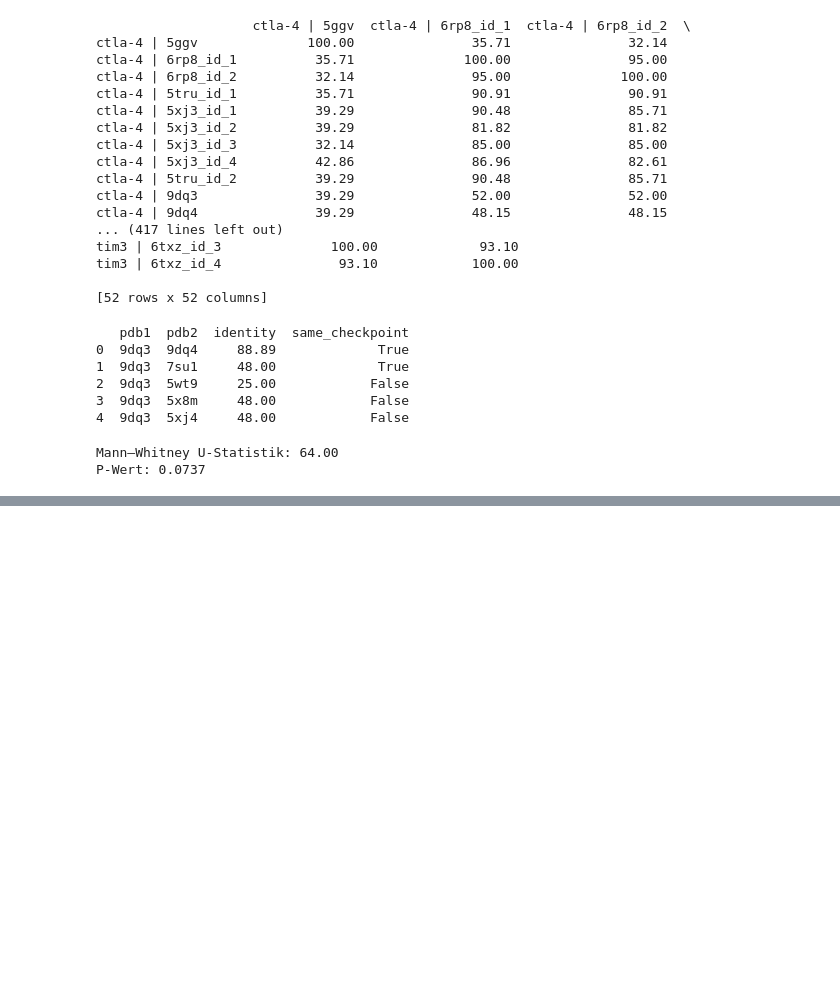
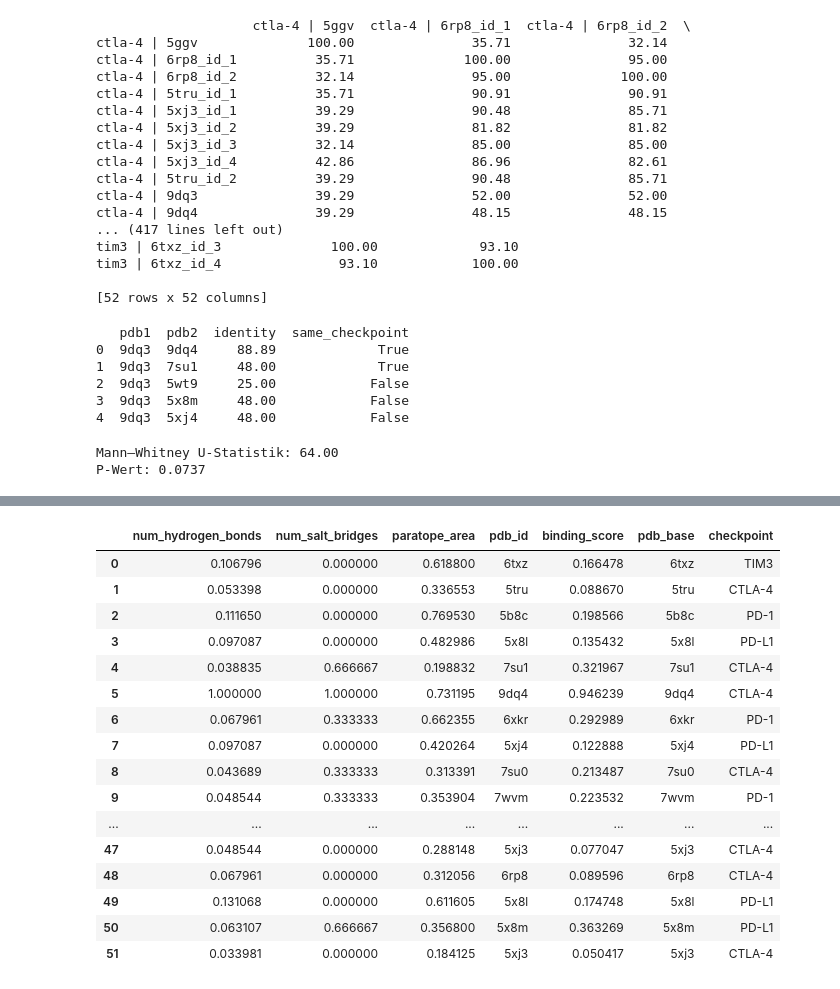
Before and after one commit to datascience-2025-group4/group04-team01, a Jupyter notebook: Structural Analysis_Paratope_Interface.ipynb, the cells around one changed output, grey strips where cells are left out. Cells and saved outputs as stored; diff of their text form; code cells hidden in the pictures; blank space fills up the shorter version.

```diff
--- a/Structural Analysis_Paratope_Interface.ipynb
+++ b/Structural Analysis_Paratope_Interface.ipynb
@@ -1226,0 +1227,20 @@ Passing `palette` without assigning `hue` is deprecated and will be removed in v
+# %%
+all_df
+# %% [output]
+|  | num_hydrogen_bonds | num_salt_bridges | paratope_area | pdb_id | binding_score | pdb_base | checkpoint |
+| 0 | 0.106796 | 0.000000 | 0.618800 | 6txz | 0.166478 | 6txz | TIM3 |
+| 1 | 0.053398 | 0.000000 | 0.336553 | 5tru | 0.088670 | 5tru | CTLA-4 |
+| 2 | 0.111650 | 0.000000 | 0.769530 | 5b8c | 0.198566 | 5b8c | PD-1 |
+| 3 | 0.097087 | 0.000000 | 0.482986 | 5x8l | 0.135432 | 5x8l | PD-L1 |
+| 4 | 0.038835 | 0.666667 | 0.198832 | 7su1 | 0.321967 | 7su1 | CTLA-4 |
+| 5 | 1.000000 | 1.000000 | 0.731195 | 9dq4 | 0.946239 | 9dq4 | CTLA-4 |
+| 6 | 0.067961 | 0.333333 | 0.662355 | 6xkr | 0.292989 | 6xkr | PD-1 |
+| 7 | 0.097087 | 0.000000 | 0.420264 | 5xj4 | 0.122888 | 5xj4 | PD-L1 |
+| 8 | 0.043689 | 0.333333 | 0.313391 | 7su0 | 0.213487 | 7su0 | CTLA-4 |
+| 9 | 0.048544 | 0.333333 | 0.353904 | 7wvm | 0.223532 | 7wvm | PD-1 |
+| ... | ... | ... | ... | ... | ... | ... | ... |
+| 47 | 0.048544 | 0.000000 | 0.288148 | 5xj3 | 0.077047 | 5xj3 | CTLA-4 |
+| 48 | 0.067961 | 0.000000 | 0.312056 | 6rp8 | 0.089596 | 6rp8 | CTLA-4 |
+| 49 | 0.131068 | 0.000000 | 0.611605 | 5x8l | 0.174748 | 5x8l | PD-L1 |
+| 50 | 0.063107 | 0.666667 | 0.356800 | 5x8m | 0.363269 | 5x8m | PD-L1 |
+| 51 | 0.033981 | 0.000000 | 0.184125 | 5xj3 | 0.050417 | 5xj3 | CTLA-4 |
```
Also changed, not shown: parts of 15 cells of this notebook, 41 other files.
